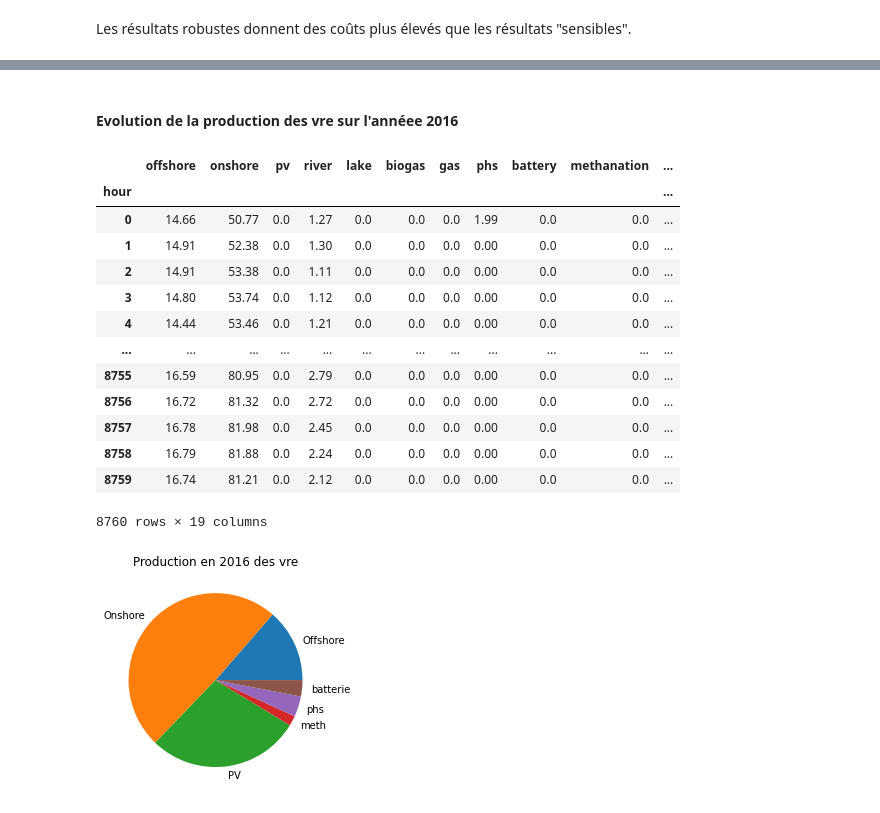
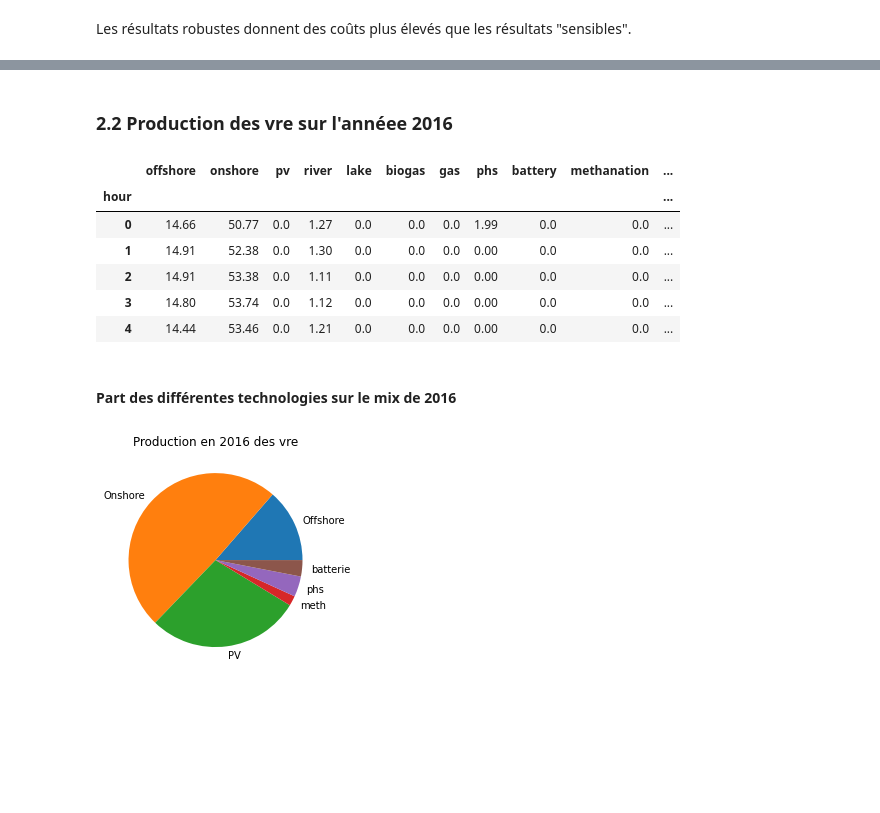
Before and after one commit to AmandineCapitaine/Projet_ENR, a Jupyter notebook: 2_analyse_resultats_quirion.ipynb, the cells around one changed output, grey strips where cells are left out. Cells and saved outputs as stored; diff of their text form; code cells hidden in the pictures; blank space fills up the shorter version.

```diff
--- a/2_analyse_resultats_quirion.ipynb
+++ b/2_analyse_resultats_quirion.ipynb
@@ -183,23 +149,18 @@ mois = [0,743,1439,2183,2903,3647,4367,5111,5855,6575,7319,8039]
 # %% [markdown]
-#### Evolution de la production des vre sur l'annéee 2016
+### 2.2 Production des vre sur l'annéee 2016
 # %%
 prod2016 = pd.read_csv("outputs/with 2016 demand/hourly profiles with demand of 2016.csv", index_col = "hour")
-prod2016
+prod2016.head()
 # %% [output]
 |  | offshore | onshore | pv | river | lake | biogas | gas | phs | battery | methanation | ... |
 | hour |  |  |  |  |  |  |  |  |  |  | ... |
 | 0 | 14.66 | 50.77 | 0.0 | 1.27 | 0.0 | 0.0 | 0.0 | 1.99 | 0.0 | 0.0 | ... |
 | 1 | 14.91 | 52.38 | 0.0 | 1.30 | 0.0 | 0.0 | 0.0 | 0.00 | 0.0 | 0.0 | ... |
 | 2 | 14.91 | 53.38 | 0.0 | 1.11 | 0.0 | 0.0 | 0.0 | 0.00 | 0.0 | 0.0 | ... |
 | 3 | 14.80 | 53.74 | 0.0 | 1.12 | 0.0 | 0.0 | 0.0 | 0.00 | 0.0 | 0.0 | ... |
 | 4 | 14.44 | 53.46 | 0.0 | 1.21 | 0.0 | 0.0 | 0.0 | 0.00 | 0.0 | 0.0 | ... |
-| ... | ... | ... | ... | ... | ... | ... | ... | ... | ... | ... | ... |
-| 8755 | 16.59 | 80.95 | 0.0 | 2.79 | 0.0 | 0.0 | 0.0 | 0.00 | 0.0 | 0.0 | ... |
-| 8756 | 16.72 | 81.32 | 0.0 | 2.72 | 0.0 | 0.0 | 0.0 | 0.00 | 0.0 | 0.0 | ... |
-| 8757 | 16.78 | 81.98 | 0.0 | 2.45 | 0.0 | 0.0 | 0.0 | 0.00 | 0.0 | 0.0 | ... |
-| 8758 | 16.79 | 81.88 | 0.0 | 2.24 | 0.0 | 0.0 | 0.0 | 0.00 | 0.0 | 0.0 | ... |
-| 8759 | 16.74 | 81.21 | 0.0 | 2.12 | 0.0 | 0.0 | 0.0 | 0.00 | 0.0 | 0.0 | ... |
-8760 rows × 19 columns
+# %% [markdown]
+#### Part des différentes technologies sur le mix de 2016
 # %%
 p_offshore = 0
 p_onshore = 0
```
Also changed, not shown: parts of 9 cells of this notebook, 4 other files.
